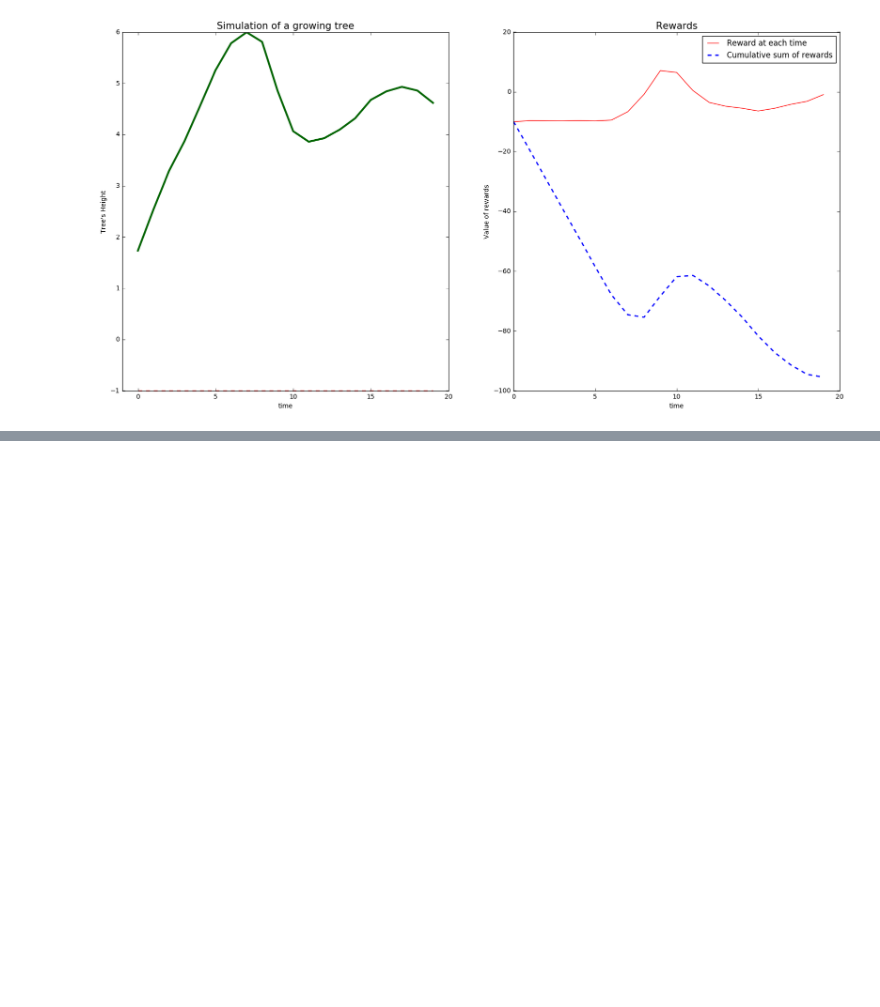
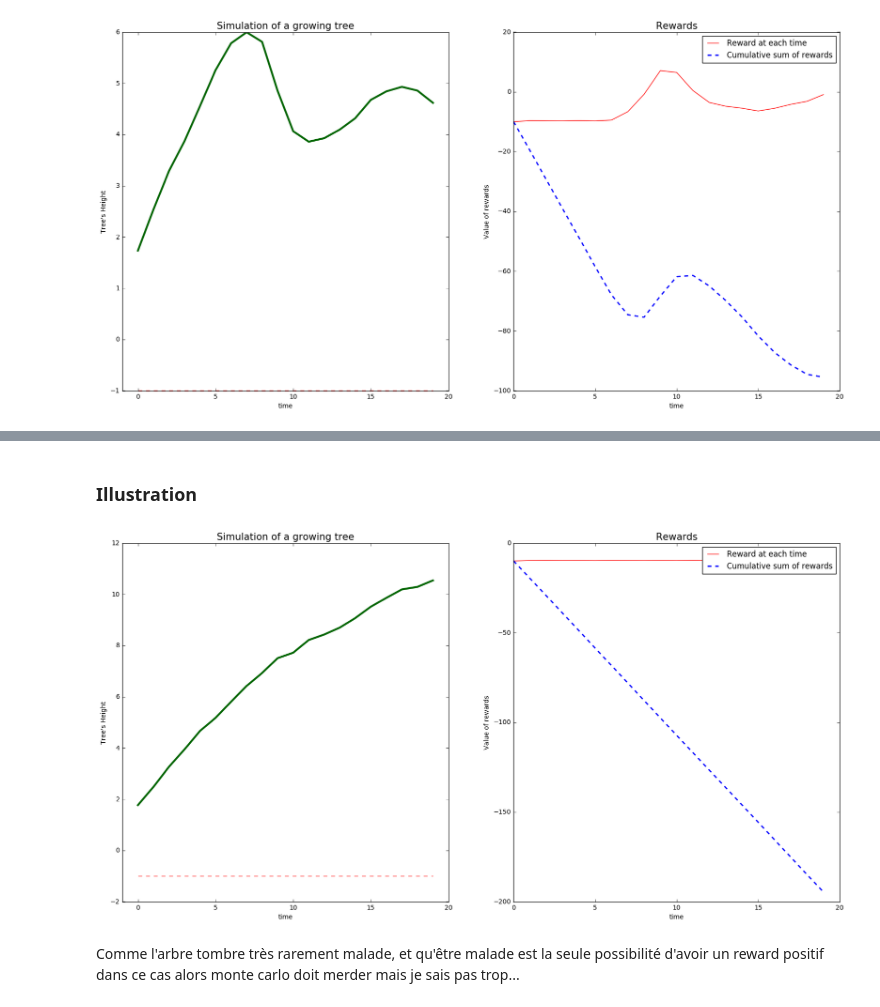
Before and after one commit to bigtdu53/tp1_reinforcment, a Jupyter notebook: tp_1_clean.ipynb, the cells around one changed output, grey strips where cells are left out. Cells and saved outputs as stored; diff of their text form; code cells hidden in the pictures; blank space fills up the shorter version.

```diff
--- a/tp_1_clean.ipynb
+++ b/tp_1_clean.ipynb
@@ -397,0 +485,8 @@ class StupidAgent(Agent):
+# %% [markdown]
+### Illustration
+# %%
+t=Tree(initSize=1,H=100)
+stpA=StupidAgent()
+stpA.plot_policy(nIter=20,nbRuns=1000,tree=t)
+# %% [output]
+[figure, added]
@@ -398,3 +506,5 @@ class StupidAgent(Agent):
+# %% [markdown]
+Comme l'arbre tombre très rarement malade, et qu'être malade est la seule possibilité d'avoir un reward positif dans ce cas alors monte carlo doit merder mais je sais pas trop...
 # %%
 class AbsurdAgent(Agent):
 
```
Also changed, not shown: parts of 4 cells of this notebook.
